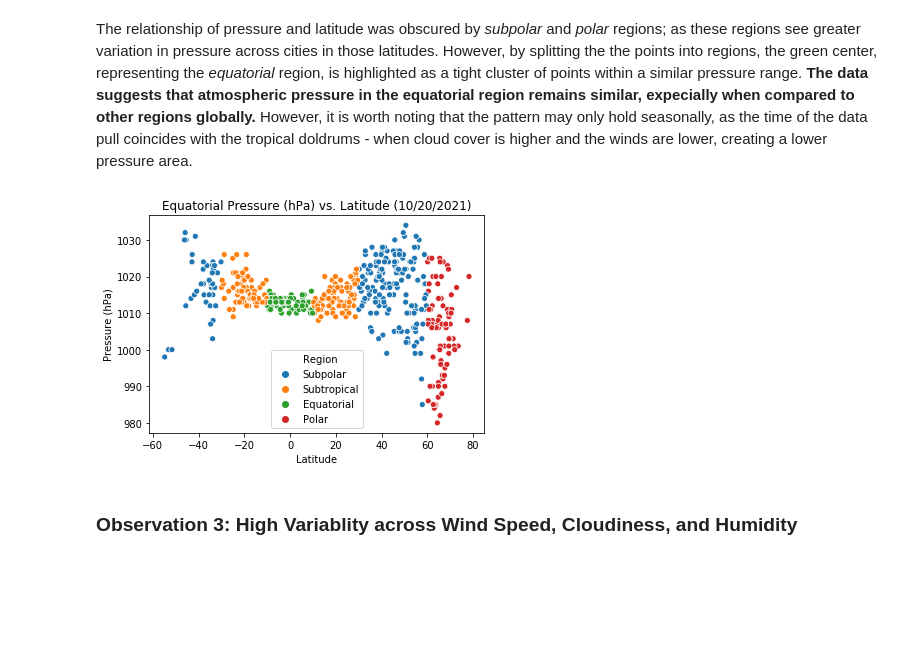
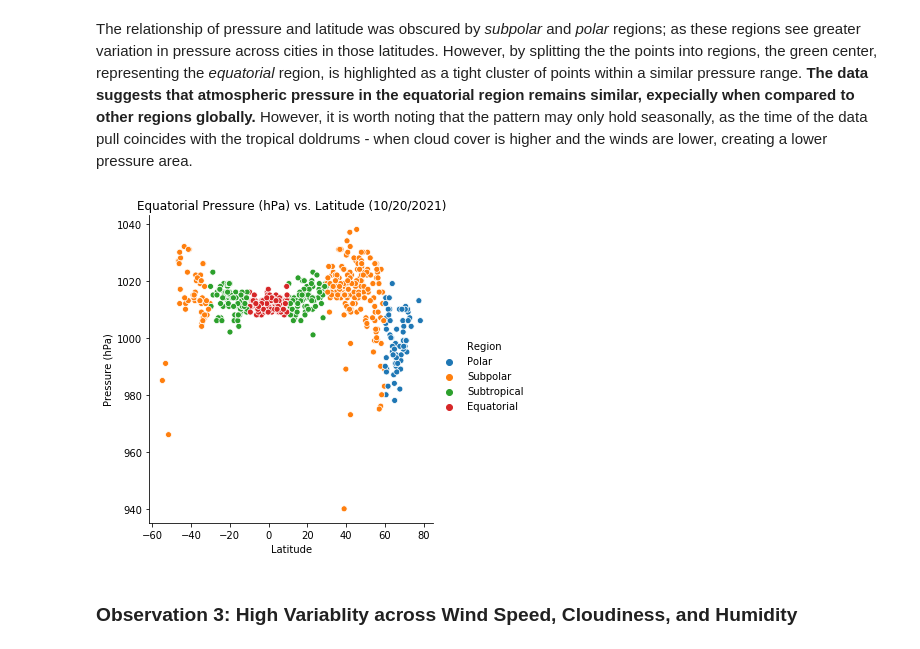
Before and after one commit to sedgedigital/Weather-Latitude-Correlation-API, a Jupyter notebook: WeatherAPI.ipynb, the cells around one changed output. Cells and saved outputs as stored; diff of their text form; code cells hidden in the pictures; blank space fills up the shorter version.

```diff
--- a/WeatherAPI.ipynb
+++ b/WeatherAPI.ipynb
@@ -407,13 +411,14 @@ Southern Hemisphere Max Temp and Latitude correlation statistics:  (0.6169146967
 The relationship of pressure and latitude was obscured by *subpolar* and *polar* regions; as these regions see greater variation in pressure across cities in those latitudes.  However, by splitting the the points into regions, the green center, representing the *equatorial* region, is highlighted as a tight cluster of points within a similar pressure range.  **The data suggests that atmospheric pressure in the equatorial region remains similar, expecially when compared to other regions globally.**  However, it is worth noting that the pattern may only hold seasonally, as the time of the data pull coincides with the tropical doldrums - when cloud cover is higher and the winds are lower, creating a lower pressure area.
 # %%
 
-ax = sns.scatterplot(x="Lat", y="Pressure", data=city_weather_df3, hue="Region")
-ax.set_title("Equatorial Pressure (hPa) vs. Latitude (10/20/2021)")
-ax.set_xlabel("Latitude")
-ax.set_ylabel("Pressure (hPa)")
+regionalpress = sns.relplot(x="Lat", y="Pressure", data=city_weather_df3, kind="scatter", hue="Region")
+plt.title("Equatorial Pressure (hPa) vs. Latitude (10/20/2021)")
+plt.xlabel("Latitude")
+plt.ylabel("Pressure (hPa)")
 plt.show()
+regionalpress.savefig("regional_pressure.png")
 # %% [output]
-[figure, old version]
+[figure, new version]
 # %% [markdown]
 ### Observation 3: High Variablity across Wind Speed, Cloudiness, and Humidity
 # %% [markdown]
```
Also changed, not shown: parts of 28 cells of this notebook, 16 other files.
